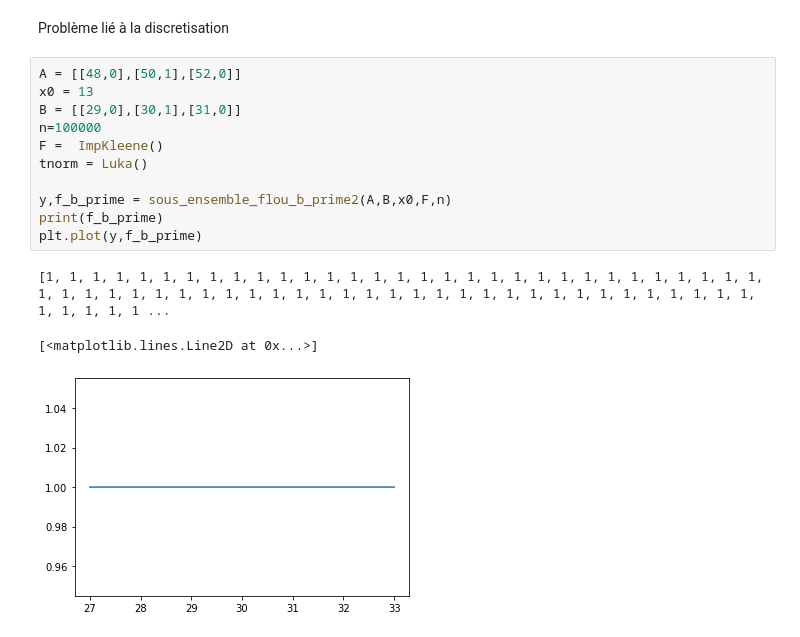
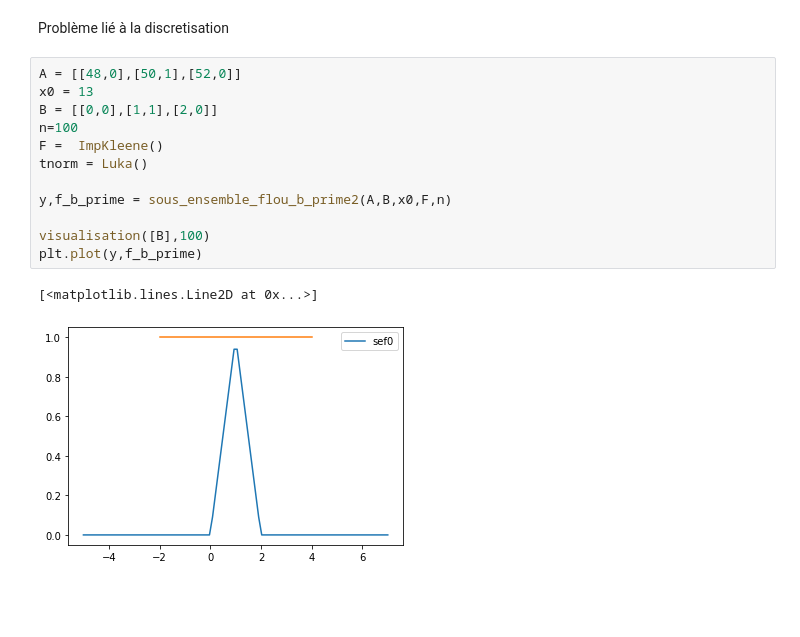
Before and after one commit to pidoux7/XAI, a Jupyter notebook: TME4/TME4.ipynb, the cells around one changed output. Saved outputs shown, nothing was run; the diff lists cells and outputs as text; blank space fills up the shorter version.

```diff
--- a/TME4/TME4.ipynb
+++ b/TME4/TME4.ipynb
@@ -739,15 +766,15 @@ Problème lié à la discretisation
 # %%
 A = [[48,0],[50,1],[52,0]]
 x0 = 13
-B = [[29,0],[30,1],[31,0]]
-n=100000
+B = [[0,0],[1,1],[2,0]]
+n=100
 F =  ImpKleene()
 tnorm = Luka()
 
 y,f_b_prime = sous_ensemble_flou_b_prime2(A,B,x0,F,n)
-print(f_b_prime)
+
+visualisation([B],100)
 plt.plot(y,f_b_prime)
 # %% [output]
-[1, 1, 1, 1, 1, 1, 1, 1, 1, 1, 1, 1, 1, 1, 1, 1, 1, 1, 1, 1, 1, 1, 1, 1, 1, 1, 1, 1, 1, 1, 1, 1, 1, 1, 1, 1, 1, 1, 1, 1, 1, 1, 1, 1, 1, 1, 1, 1, 1, 1, 1, 1, 1, 1, 1, 1, 1, 1, 1, 1, 1, 1, 1, 1, 1, 1, 1 ...
+[<matplotlib.lines.Line2D at 0x...>]
-[<matplotlib.lines.Line2D at 0x...>]
-[figure, old version]
+[figure, new version]
```
Also changed, not shown: parts of 8 cells of this notebook, 1 other file.
